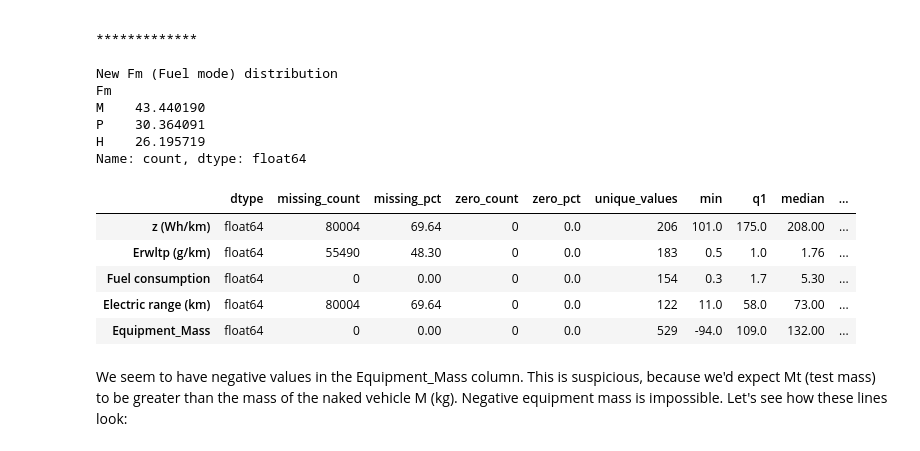
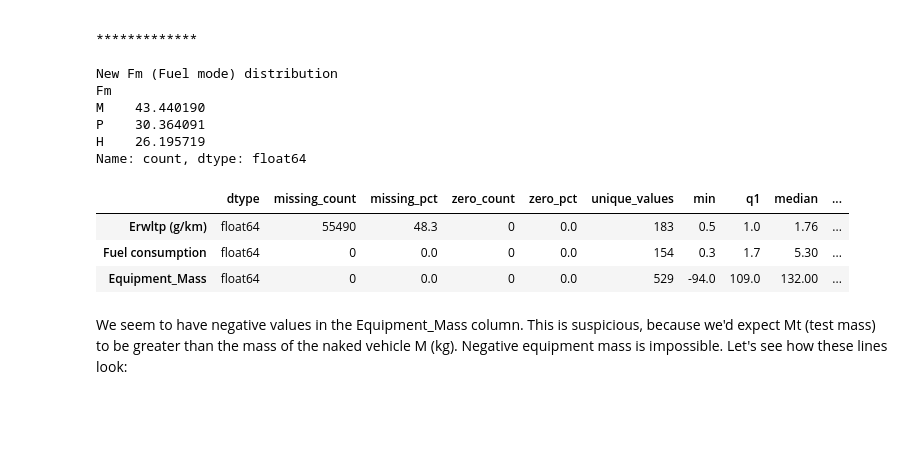
Before and after one commit to serhatgemici/project_data_exploration, a Jupyter notebook: Notebooks/Untitled.ipynb, the cells around one changed output. Cells and saved outputs as stored; diff of their text form; code cells hidden in the pictures; blank space fills up the shorter version.

```diff
--- a/Notebooks/Untitled.ipynb
+++ b/Notebooks/Untitled.ipynb
@@ -26,7 +26,7 @@ df_2024.drop("r", inplace=True, axis=1)
 ## Now, let's reverse a mistake we have made earlier:
 Set the Zeros in ["Electric range (km)", "z (Wh/km)", "Erwltp (g/km)", "Fuel consumption"] columns to NaN
 # %%
-cols = ["Electric range (km)", "z (Wh/km)", "Erwltp (g/km)", "Fuel consumption"]
+cols = ["Electric range (km)", "z (Wh/km)", "Erwltp (g/km)"]
 
 # Set the values that are 0 in these columns to NaN
 df_2024[cols] = df_2024[cols].replace(0, np.nan)
@@ -51,3 +53,6 @@ dtype: int64
+# %%
+cols_to_drop = ["Electric range (km)", "z (Wh/km)"]
+df_2024.drop(cols_to_drop, axis=1, inplace=True)
 # %% [markdown]
 # Let's see the distributions of the numeric columns:
 # %%
@@ -134,38 +139,34 @@ Name: count, dtype: float64
 # %%
 def summary():
 
     my_cols = [
-        "z (Wh/km)",
         "Erwltp (g/km)",
         "Fuel consumption",
-        "Electric range (km)",
         "Equipment_Mass"
     ]
 
     preprocessing_summary = pd.DataFrame({
         "dtype": df_2024[my_cols].dtypes.astype(str),
         "missing_count": df_2024[my_cols].isna().sum(),
         "missing_pct": (df_2024[my_cols].isna().mean() * 100).round(2),
         "zero_count": (df_2024[my_cols] == 0).sum(),
         "zero_pct": ((df_2024[my_cols] == 0).mean() * 100).round(2),
         "unique_values": df_2024[my_cols].nunique(),
         "min": df_2024[my_cols].min(),
         "q1": df_2024[my_cols].quantile(0.25),
         "median": df_2024[my_cols].median(),
         "q3": df_2024[my_cols].quantile(0.75),
         "max": df_2024[my_cols].max()
     }).round(2)
 
     display(preprocessing_summary)
 
 summary()
 # %% [output]
 |  | dtype | missing_count | missing_pct | zero_count | zero_pct | unique_values | min | q1 | median | ... |
-| z (Wh/km) | float64 | 80004 | 69.64 | 0 | 0.0 | 206 | 101.0 | 175.0 | 208.00 | ... |
-| Erwltp (g/km) | float64 | 55490 | 48.30 | 0 | 0.0 | 183 | 0.5 | 1.0 | 1.76 | ... |
-| Fuel consumption | float64 | 0 | 0.00 | 0 | 0.0 | 154 | 0.3 | 1.7 | 5.30 | ... |
-| Electric range (km) | float64 | 80004 | 69.64 | 0 | 0.0 | 122 | 11.0 | 58.0 | 73.00 | ... |
-| Equipment_Mass | float64 | 0 | 0.00 | 0 | 0.0 | 529 | -94.0 | 109.0 | 132.00 | ... |
+| Erwltp (g/km) | float64 | 55490 | 48.3 | 0 | 0.0 | 183 | 0.5 | 1.0 | 1.76 | ... |
+| Fuel consumption | float64 | 0 | 0.0 | 0 | 0.0 | 154 | 0.3 | 1.7 | 5.30 | ... |
+| Equipment_Mass | float64 | 0 | 0.0 | 0 | 0.0 | 529 | -94.0 | 109.0 | 132.00 | ... |
 # %% [markdown]
 We seem to have negative values in the Equipment_Mass column.
 This is suspicious, because we'd expect Mt (test mass) to be greater than the mass of the naked vehicle M (kg).
```
Also changed, not shown: parts of 18 cells of this notebook.
